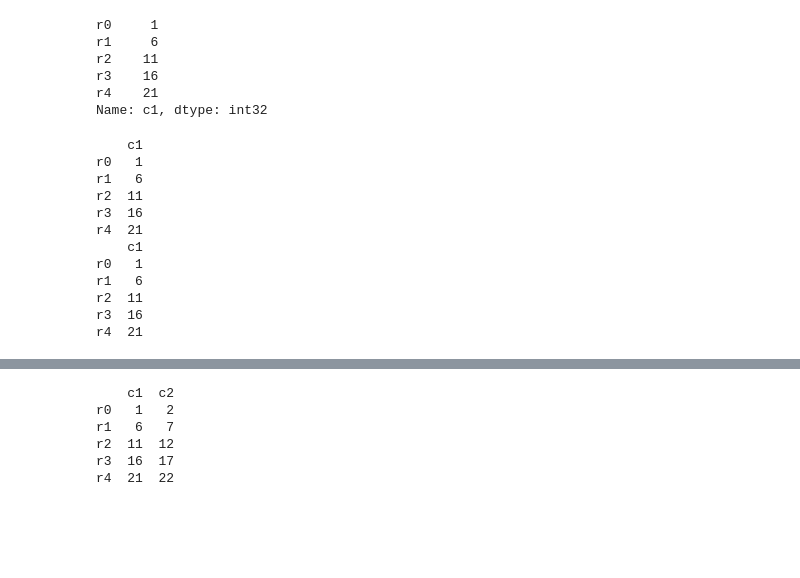
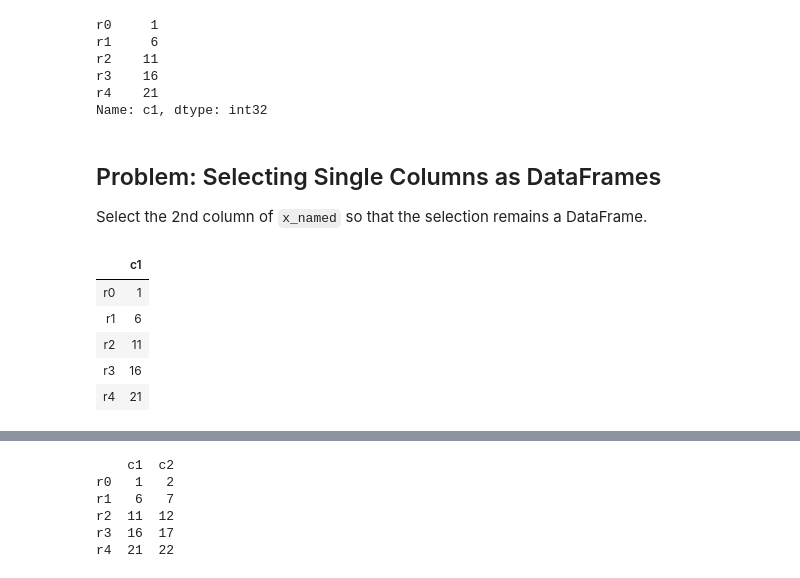
Before and after one commit to bashtage/python-introduction, a Jupyter notebook: solutions/lesson-10.ipynb, the cells around one changed output, grey strips where cells are left out. Drawn from its saved outputs; the diff is of its cells as text; code cells hidden in the pictures; blank space fills up the shorter version.

```diff
--- a/solutions/lesson-10.ipynb
+++ b/solutions/lesson-10.ipynb
@@ -93,19 +115,15 @@ r2    11
 r3    16
 r4    21
 Name: c1, dtype: int32
+# %% [markdown]
+## Problem: Selecting Single Columns as DataFrames
+Select the 2nd column of `x_named`  so that the selection remains a DataFrame.
 # %%
-print(x_named.iloc[:, [1]])
-print(x_named.iloc[:, 1:2])
+x_named.iloc[:, 1:2]
 # %% [output]
-    c1
-r0   1
-r1   6
-r2  11
-r3  16
-r4  21
-    c1
-r0   1
-r1   6
-r2  11
-r3  16
-r4  21
+|  | c1 |
+| r0 | 1 |
+| r1 | 6 |
+| r2 | 11 |
+| r3 | 16 |
+| r4 | 21 |
```
Also changed, not shown: parts of 20 cells of this notebook, 7 other files.
